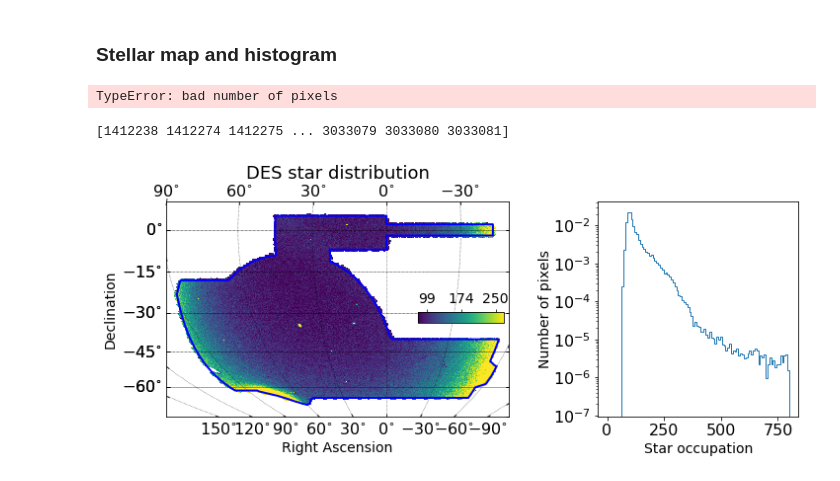
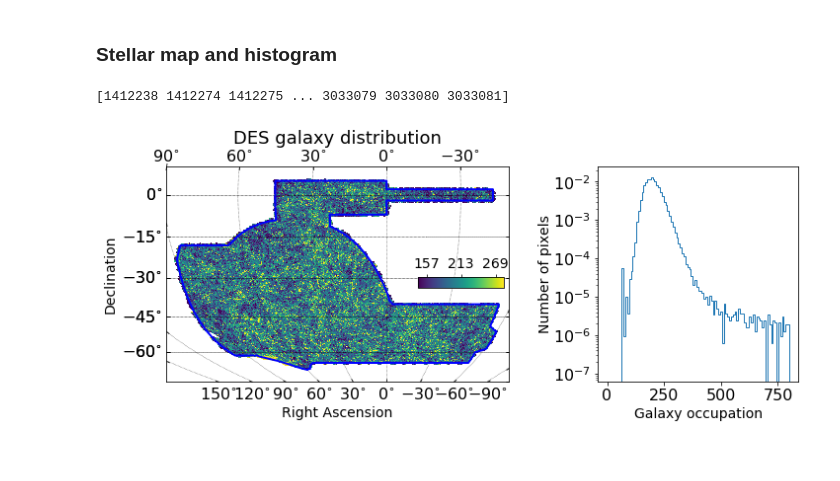
Before and after one commit to nsevilla/y3gold-paper, a Jupyter notebook: y3gold_classification.ipynb, the cells around one changed output. Drawn from its saved outputs; the diff is of its cells as text; code cells hidden in the pictures.

Commit message:
Added generic classifier distribution

```diff
--- a/y3gold_classification.ipynb
+++ b/y3gold_classification.ipynb
@@ -51,8 +53,6 @@ def gauss(x, *p):
 # %%
-Y3_star_map = fits.open(datadir+'stars_sof0_16_23.fits',memmap=True)
+Y3_star_map = fits.open(datadir+'stars_sof3_16_23.fits',memmap=True)
 Y3_star_data = Y3_star_map[1].data
-# %% [output]
-TypeError: bad number of pixels
 # %%
 Y3_star_data_fullsky_nest_4096 = np.full(hp.nside2npix(NSIDE),hp.UNSEEN)
 # %%
@@ -70,19 +70,19 @@ print(pix)
 # %%
 fig = plt.figure(figsize=(12.,4.))
 gs = fig.add_gridspec(1, 2, width_ratios=[2, 1])
 ax1 = plt.subplot(gs[0])
 smap = DESSkymap()
 #smap.draw_hpxmap(nstars.byteswap().newbyteorder(),pix.byteswap().newbyteorder(),NSIDE,xsize=1000)
 smap.draw_hpxmap(nstars,pix,NSIDE_deg,xsize=1000)
 smap.draw_inset_colorbar(fontsize=14)
 smap.draw_des()
-plt.title('DES star distribution', fontsize = 18, y=1.08)
+plt.title('DES galaxy distribution', fontsize = 18, y=1.08)
 ax2 = plt.subplot(gs[1])
 fig.add_subplot(ax2)
 plt.sca(ax2)
-plt.xlabel('Star occupation')
+plt.xlabel('Galaxy occupation')
 plt.ylabel('Number of pixels',labelpad=1)
 n,b,p = plt.hist(nstars,normed=True,histtype='step',bins=100,range=[0,800],log=True)
-plt.savefig(figsdir+'y3gold_stellar_distribution_sof0.png')
+plt.savefig(figsdir+'y3gold_galaxy_distribution_sof.png')
 # %% [output]
-[figure, old version]
+[figure, new version]
```
Also changed, not shown: parts of 5 cells of this notebook.
